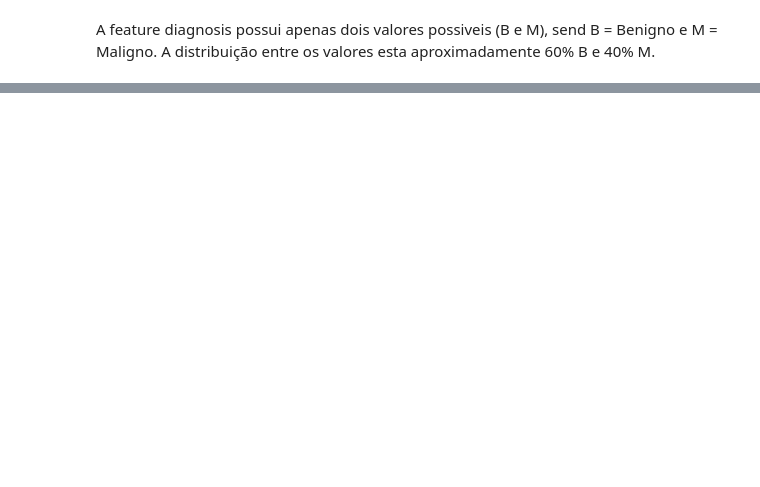
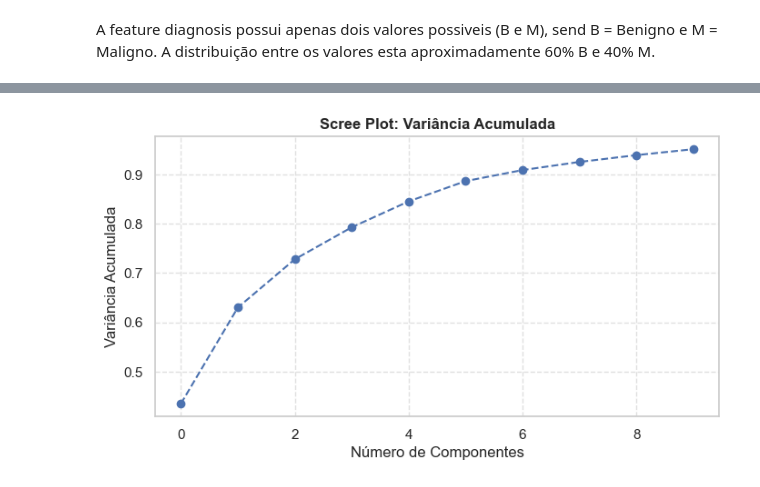
Before and after one commit to fiap-postech-ia-para-devs-grupo/9IADT-fase-1-tech-challenge, a Jupyter notebook: tech_challenge_fase1.ipynb, the cells around one changed output, grey strips where cells are left out. Saved outputs shown, nothing was run; the diff lists cells and outputs as text; code cells hidden in the pictures; blank space fills up the shorter version.

```diff
--- a/tech_challenge_fase1.ipynb
+++ b/tech_challenge_fase1.ipynb
@@ -359,12 +294,0 @@ plt.show()
-# %%
-from scipy.stats import shapiro
-
-# Analise da distribuição dos componentes após o PCA
-for column in pca_df.columns:
-    stat, p_value = shapiro(pca_df[column])
-    print(f'Variável: {column}, Estatística de teste: {stat}, Valor p: {p_value}')
-
-    if p_value > 0.05:
-        print(f'{column} apresenta distribuição próxima de normalidade.\n')
-    else:
-        print(f'{column} não apresenta distribuição próxima de normalidade.\n')
@@ -426,0 +299,69 @@ No fim, a Logistic Regression com PCA foi uma escolha interessante porque mantev
+# %%
+# --- Aplicação do PCA ---
+# Configuração para preservação de 95% da informação
+pca = PCA(n_components=0.95)
+X_train_pca = pca.fit_transform(X_train_scaled)
+X_test_pca = pca.transform(X_test_scaled)
+
+# Diagnóstico de redução
+print("--- RELATÓRIO DO PCA ---")
+print(f"Colunas originais: {X_train_scaled.shape[1]}")
+print(f"Colunas após PCA: {X_train_pca.shape[1]}")
+print(f"Informação preservada: {sum(pca.explained_variance_ratio_):.2%}\n")
+
+# --- Prova de Variância (Scree Plot) ---
+plt.figure(figsize=(8, 4))
+plt.plot(np.cumsum(pca.explained_variance_ratio_), marker='o', linestyle='--')
+plt.title('Scree Plot: Variância Acumulada', fontsize=12, fontweight='bold')
+plt.xlabel('Número de Componentes')
+plt.ylabel('Variância Acumulada')
+plt.grid(True, linestyle='--', alpha=0.6)
+plt.show()
+
+# Verificação visual da separação das classes nos dois primeiros componentes
+pca_df_vis = pd.DataFrame(data=X_train_pca[:, :2], columns=['PC1', 'PC2'])
+pca_df_vis['Diagnóstico'] = y_train.values
+
+plt.figure(figsize=(10, 6))
+sns.scatterplot(data=pca_df_vis, x='PC1', y='PC2', hue='Diagnóstico',
+                palette={'Maligno': '#ef476f', 'Benigno': '#118ab2'},
+                alpha=0.8, s=80, edgecolor='white')
+
+plt.title('Separação Espacial dos Tumores após PCA (Treino)', fontsize=14, fontweight='bold')
+plt.xlabel(f'Componente Principal 1 ({pca.explained_variance_ratio_[0]:.1%} da variação)')
+plt.ylabel(f'Componente Principal 2 ({pca.explained_variance_ratio_[1]:.1%} da variação)')
+plt.grid(True, linestyle='--', alpha=0.5)
+plt.show()
+
+# --- Diagnóstico de Normalidade (Shapiro-Wilk) ---
+num_de_pca = X_train_pca.shape[1]
+nomes_colunas = [f'PC{i}' for i in range(1, num_de_pca + 1)]
+pca_df_temp = pd.DataFrame(data=X_train_pca, columns=nomes_colunas)
+
+print("--- ANÁLISE DE NORMALIDADE (SHAPIRO-WILK) ---")
+# Testamos os primeiros componentes (que carregam mais informação)
+for column in pca_df_temp.columns[:5]:
+    stat, p_value = shapiro(pca_df_temp[column])
+    status = "Próxima da Normalidade" if p_value > 0.05 else "Não apresenta Normalidade"
+    print(f'{column}: p-value = {p_value:.4f} -> {status}')
+
+# --- Distribuição Estatística dos Componentes ---
+plt.figure(figsize=(15, 8))
+for i, col in enumerate(pca_df_temp.columns[:10]):
+    plt.subplot(2, 5, i + 1)
+    sns.histplot(pca_df_temp[col], bins=20, kde=True, color='#073b4c')
+    plt.title(f'Distribuição {col}', fontsize=10, fontweight='bold')
+    plt.xlabel('')
+    plt.ylabel('')
+
+plt.suptitle('Análise de Distribuição Estatística dos Componentes Principais', fontsize=16, fontweight='bold', y=1.02)
+plt.tight_layout()
+plt.show()
+
+# --- Estruturação do Dataset Final ---
+pca_df_final = pd.DataFrame(data=X_train_pca, columns=nomes_colunas)
+pca_df_final['Diagnóstico'] = y_train.values
+
+print(f"\nTabela final criada com {num_de_pca} componentes principais.")
+pca_df_final.head()
+# %% [output]
@@ -426,0 +372 @@ No fim, a Logistic Regression com PCA foi uma escolha interessante porque mantev
+[figure, added]
```
Also changed, not shown: parts of 54 cells of this notebook.
